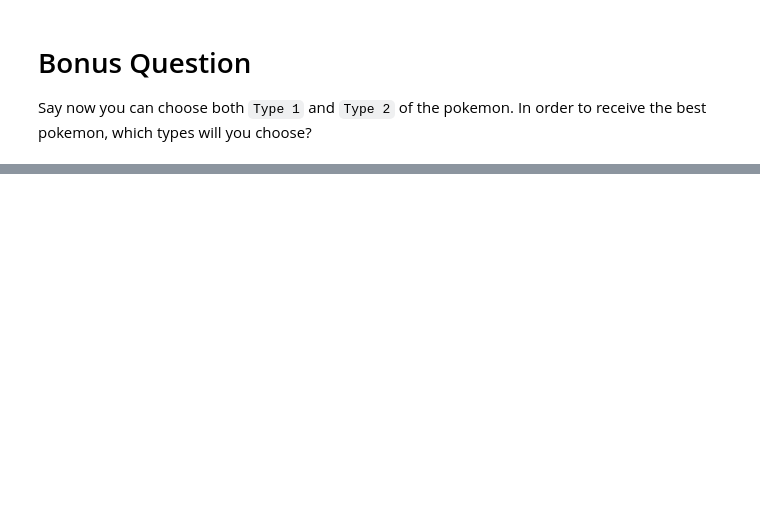
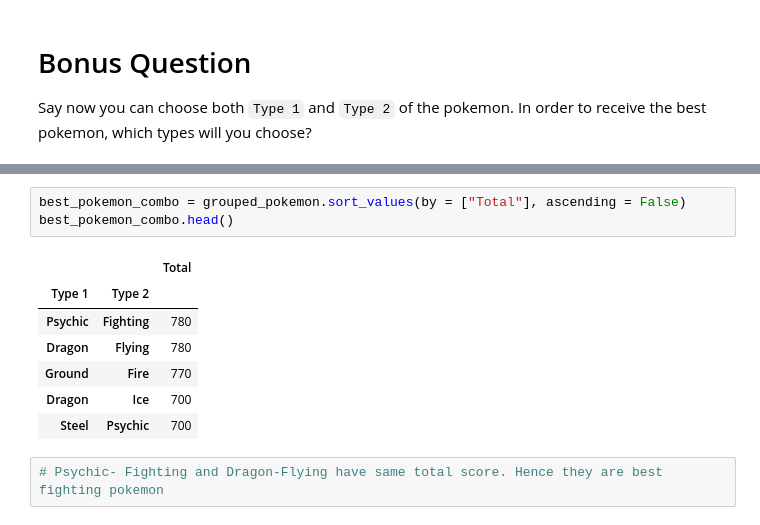
Before and after one commit to vrushali92/lab-dataframe-calculations, a Jupyter notebook: your-code/challenge-2.ipynb, the cells around one changed output, grey strips where cells are left out. Saved outputs shown, nothing was run; the diff lists cells and outputs as text; blank space fills up the shorter version.

```diff
--- a/your-code/challenge-2.ipynb
+++ b/your-code/challenge-2.ipynb
@@ -185,0 +240,13 @@ Say now you can choose both `Type 1` and `Type 2` of the pokemon. In order to re
+# %%
+best_pokemon_combo = grouped_pokemon.sort_values(by = ["Total"], ascending = False)
+best_pokemon_combo.head()
+# %% [output]
+|  |  | Total |
+| Type 1 | Type 2 |  |
+| Psychic | Fighting | 780 |
+| Dragon | Flying | 780 |
+| Ground | Fire | 770 |
+| Dragon | Ice | 700 |
+| Steel | Psychic | 700 |
+# %%
+# Psychic- Fighting and Dragon-Flying have same total score. Hence they are best fighting pokemon
```
Also changed, not shown: parts of 12 cells of this notebook.
